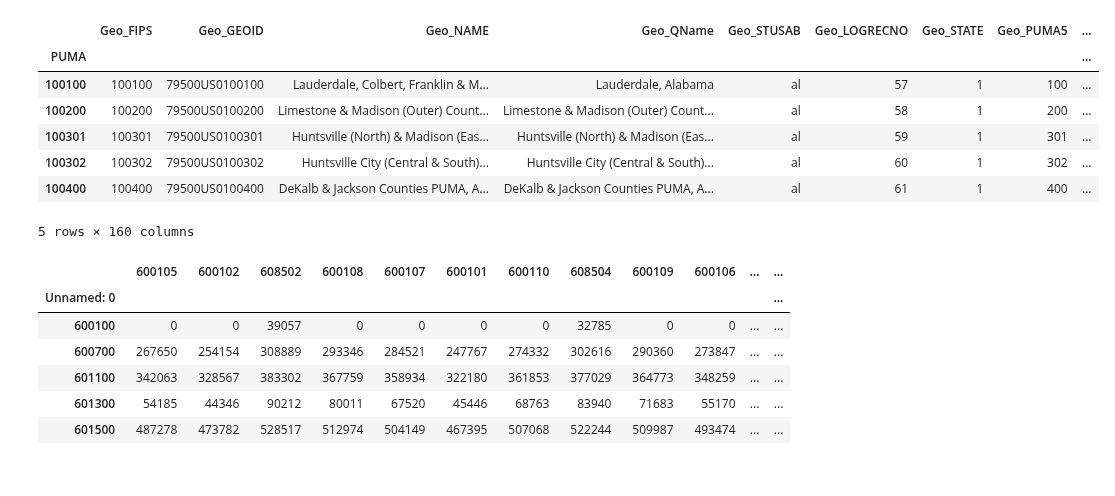
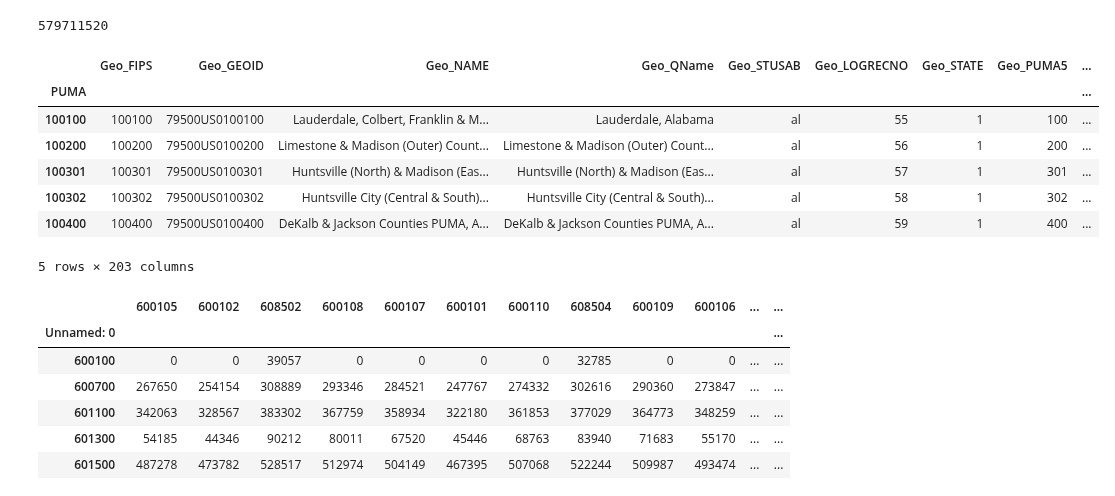
Before and after one commit to yianzhang14/us-migration-modeling, a Jupyter notebook: sensitivity_testing.ipynb, the cells around one changed output. Drawn from its saved outputs; the diff is of its cells as text; code cells hidden in the pictures.

```diff
--- a/sensitivity_testing.ipynb
+++ b/sensitivity_testing.ipynb
@@ -158,29 +167,33 @@ df["WORK1_MAR"] = np.where((df["FES"] <= 4) & (df["FES"] >= 2), 1, 0)
 df["OTHER_FAMILY"] = np.where((df["HHT"] == 2) | (df["HHT"] == 3), 1, 0)
 # %%
 df.loc[df["CBSA_NAME_ORIG"] == -1, "CBSA_NAME_ORIG"] = -2
+# %%
+df.memory_usage().sum()
+# %% [output]
+579711520
 # %%
 # reading in external data
-puma_acs_data = pd.read_csv("data/ACS_2018.csv")
-puma_lodes_data = pd.read_csv("data/wac_puma.csv")
+puma_acs_data = pd.read_csv(f"data/{acs}")
+puma_lodes_data = pd.read_csv(f"data/{lodes}")
 
 puma_acs_data = puma_acs_data.set_index("PUMA")
 puma_lodes_data = puma_lodes_data.set_index("puma")
 
 # puma_acs_data = puma_acs_data[~puma_acs_data["Geo_STATE"].isin([2, 15, 72])]
 
 # puma_acs_data.index = puma_recodes.loc[puma_acs_data.index].values.reshape((-1))
 # puma_lodes_data.index = puma_recodes.loc[puma_lodes_data.index].values.reshape((-1))
 
 puma_acs_data.head()
 # %% [output]
 |  | Geo_FIPS | Geo_GEOID | Geo_NAME | Geo_QName | Geo_STUSAB | Geo_LOGRECNO | Geo_STATE | Geo_PUMA5 | ... |
 | PUMA |  |  |  |  |  |  |  |  | ... |
-| 100100 | 100100 | 79500US0100100 | Lauderdale, Colbert, Franklin & M... | Lauderdale, Alabama | al | 57 | 1 | 100 | ... |
-| 100200 | 100200 | 79500US0100200 | Limestone & Madison (Outer) Count... | Limestone & Madison (Outer) Count... | al | 58 | 1 | 200 | ... |
-| 100301 | 100301 | 79500US0100301 | Huntsville (North) & Madison (Eas... | Huntsville (North) & Madison (Eas... | al | 59 | 1 | 301 | ... |
-| 100302 | 100302 | 79500US0100302 | Huntsville City (Central & South)... | Huntsville City (Central & South)... | al | 60 | 1 | 302 | ... |
-| 100400 | 100400 | 79500US0100400 | DeKalb & Jackson Counties PUMA, A... | DeKalb & Jackson Counties PUMA, A... | al | 61 | 1 | 400 | ... |
+| 100100 | 100100 | 79500US0100100 | Lauderdale, Colbert, Franklin & M... | Lauderdale, Alabama | al | 55 | 1 | 100 | ... |
+| 100200 | 100200 | 79500US0100200 | Limestone & Madison (Outer) Count... | Limestone & Madison (Outer) Count... | al | 56 | 1 | 200 | ... |
+| 100301 | 100301 | 79500US0100301 | Huntsville (North) & Madison (Eas... | Huntsville (North) & Madison (Eas... | al | 57 | 1 | 301 | ... |
+| 100302 | 100302 | 79500US0100302 | Huntsville City (Central & South)... | Huntsville City (Central & South)... | al | 58 | 1 | 302 | ... |
+| 100400 | 100400 | 79500US0100400 | DeKalb & Jackson Counties PUMA, A... | DeKalb & Jackson Counties PUMA, A... | al | 59 | 1 | 400 | ... |
-5 rows × 160 columns
+5 rows × 203 columns
 # %%
 # reading in MIGPUMA-PUMA distance data
 distances = pd.read_csv("data/puma_distance_matrix.csv").set_index("Unnamed: 0")
```
Also changed, not shown: parts of 20 cells of this notebook, 12 other files.
